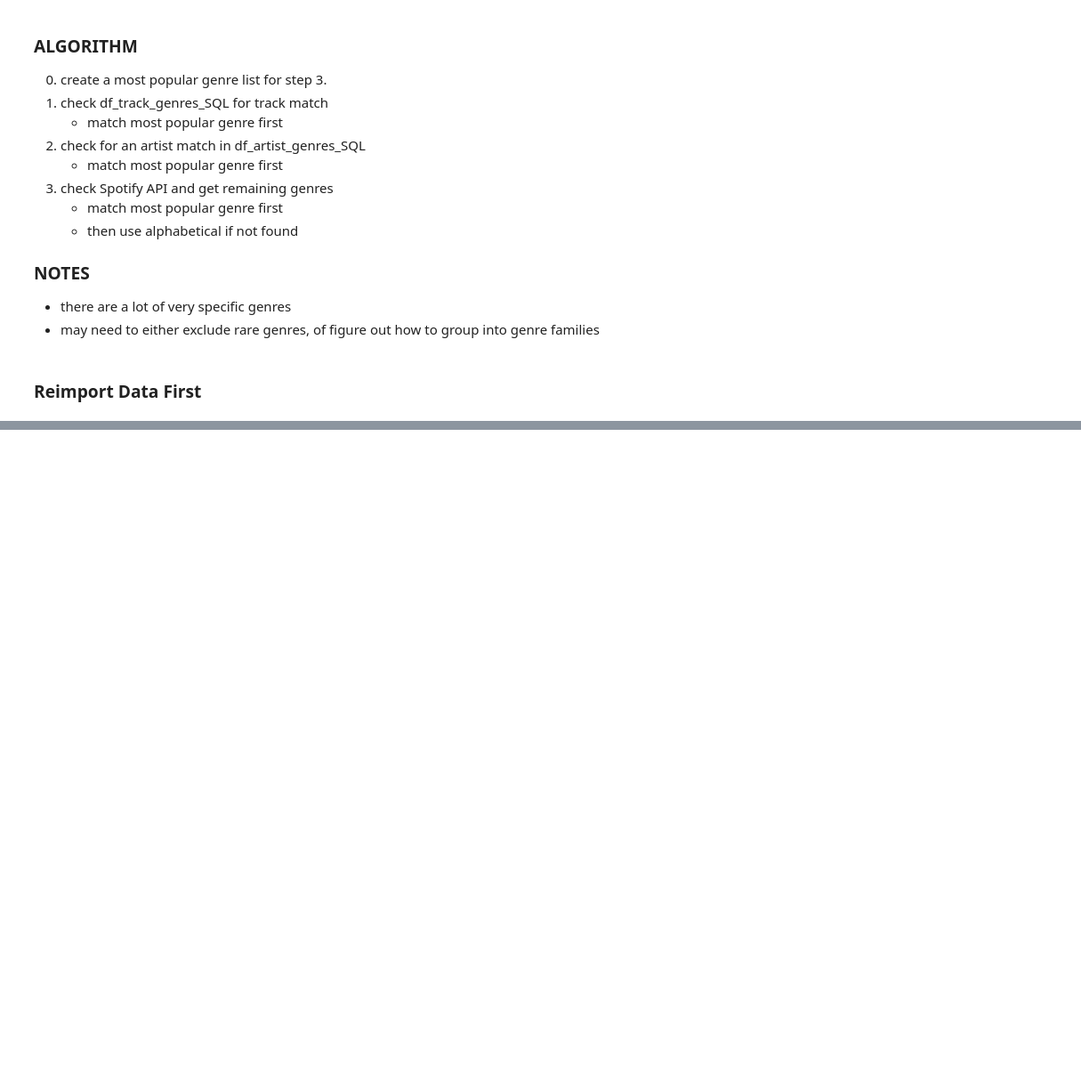
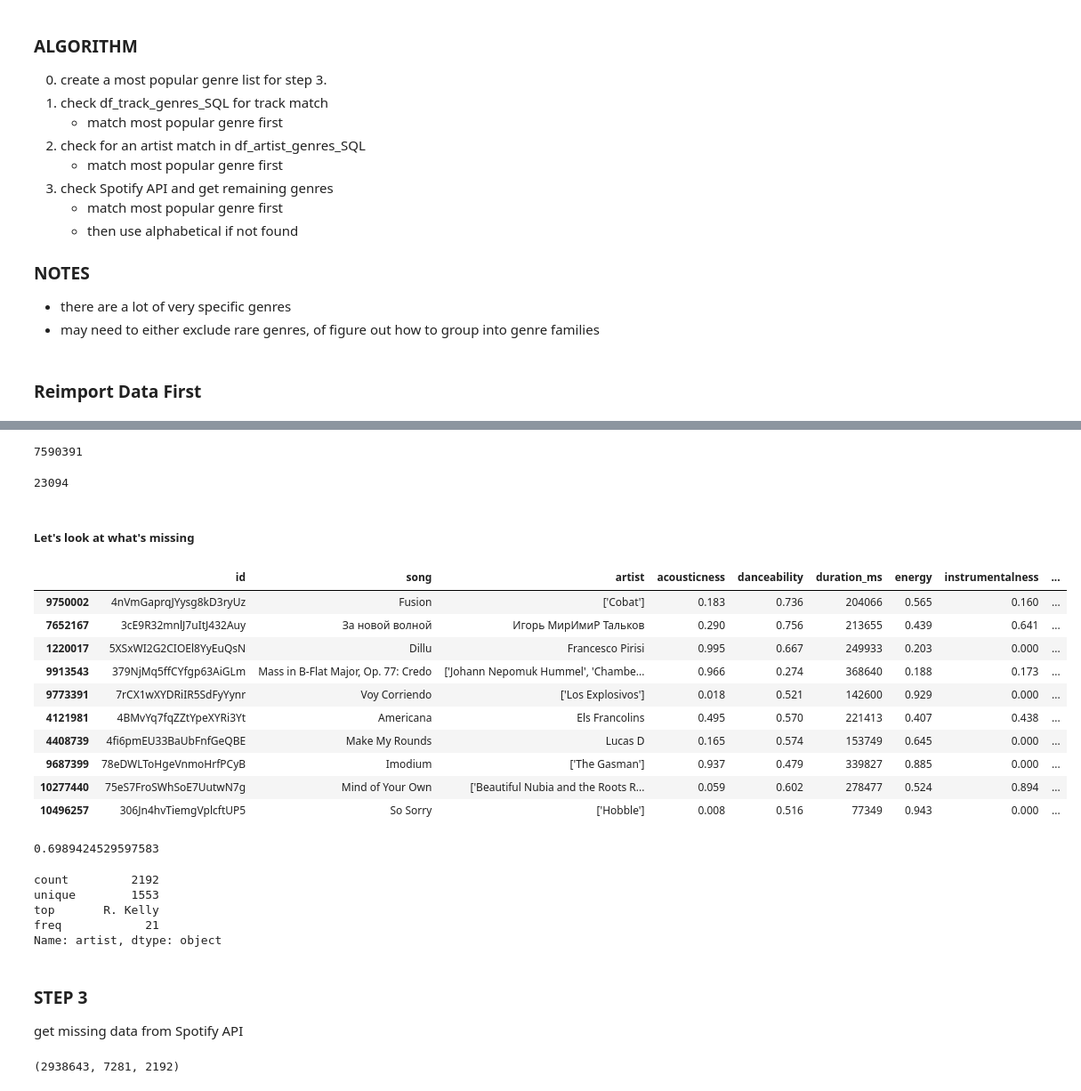
Before and after one commit to KevinCarr42/Billboard-100-Audio-Feature-Analytics, a Jupyter notebook: Kevin 820 2. Data Optimisation and Added Features.ipynb, the cells around one changed output, grey strips where cells are left out. Shown at 89% size. Cells and saved outputs as stored; diff of their text form; code cells hidden in the pictures; blank space fills up the shorter version.

Commit message:
added genre per spotify genres

```diff
--- a/Kevin 820 2. Data Optimisation and Added Features.ipynb
+++ b/Kevin 820 2. Data Optimisation and Added Features.ipynb
@@ -673,0 +582,4 @@ improved_genre_counts
+# %%
+# drop useless columns
+df_10M = df_10M.drop('track_id', axis=1)
+df_B100_songs = df_B100_songs.drop('track_id', axis=1)
@@ -673,0 +609,13 @@ improved_genre_counts
+# %%
+def choose_genre(row):
+    genre1, genre2 = row['genre_id_x'], row['genre_id_y']
+    if pd.notna(genre1):
+        return genre1
+    elif pd.notna(genre2):
+        return genre2
+    else:
+        return np.nan
+
+df_10M = df_10M.merge(df_artist_genres[['name', 'genre_id']], left_on='artist', right_on='name', how='left')
+df_10M['genre_id'] = df_10M.apply(choose_genre, axis=1)
+df_10M = df_10M.drop(['name', 'genre_id_x', 'genre_id_y'], axis=1)
@@ -673,0 +631,4 @@ improved_genre_counts
+# %%
+df_10M.genre_id.count()
+# %% [output]
+7590391
@@ -673,0 +639,23 @@ improved_genre_counts
+# %%
+df_B100_songs.genre_id.count()
+# %% [output]
+23094
+# %% [markdown]
+##### Let's look at what's missing
+# %%
+df_missing_big = df_10M[pd.isnull(df_10M.genre_id)]
+# %%
+# i ran this dozens of times and didn't recognise any bands, could ignore finding these
+df_missing_big.sample(10)
+# %% [output]
+|  | id | song | artist | acousticness | danceability | duration_ms | energy | instrumentalness | ... |
+| 9750002 | 4nVmGaprqJYysg8kD3ryUz | Fusion | ['Cobat'] | 0.183 | 0.736 | 204066 | 0.565 | 0.160 | ... |
+| 7652167 | 3cE9R32mnlJ7uItJ432Auy | За новой волной | Игорь МирИмиР Тальков | 0.290 | 0.756 | 213655 | 0.439 | 0.641 | ... |
+| 1220017 | 5XSxWI2G2CIOEl8YyEuQsN | Dillu | Francesco Pirisi | 0.995 | 0.667 | 249933 | 0.203 | 0.000 | ... |
+| 9913543 | 379NjMq5ffCYfgp63AiGLm | Mass in B-Flat Major, Op. 77: Credo | ['Johann Nepomuk Hummel', 'Chambe... | 0.966 | 0.274 | 368640 | 0.188 | 0.173 | ... |
+| 9773391 | 7rCX1wXYDRiIR5SdFyYynr | Voy Corriendo | ['Los Explosivos'] | 0.018 | 0.521 | 142600 | 0.929 | 0.000 | ... |
+| 4121981 | 4BMvYq7fqZZtYpeXYRi3Yt | Americana | Els Francolins | 0.495 | 0.570 | 221413 | 0.407 | 0.438 | ... |
+| 4408739 | 4fi6pmEU33BaUbFnfGeQBE | Make My Rounds | Lucas D | 0.165 | 0.574 | 153749 | 0.645 | 0.000 | ... |
+| 9687399 | 78eDWLToHgeVnmoHrfPCyB | Imodium | ['The Gasman'] | 0.937 | 0.479 | 339827 | 0.885 | 0.000 | ... |
+| 10277440 | 75eS7FroSWhSoE7UutwN7g | Mind of Your Own | ['Beautiful Nubia and the Roots R... | 0.059 | 0.602 | 278477 | 0.524 | 0.894 | ... |
+| 10496257 | 306Jn4hvTiemgVplcftUP5 | So Sorry | ['Hobble'] | 0.008 | 0.516 | 77349 | 0.943 | 0.000 | ... |
@@ -673,0 +664,15 @@ improved_genre_counts
+# %%
+# the majority of missing genres are also missing audio features
+1 - df_missing_100['acousticness'].count() / df_missing_100['artist'].count()
+# %% [output]
+0.6989424529597583
+# %%
+# for missing genres with audio features
+# 1553 artists out of 2192 total tracks
+df_missing_100[~pd.isnull(df_missing_100['acousticness'])].artist.describe()
+# %% [output]
+count         2192
+unique        1553
+top       R. Kelly
+freq            21
+Name: artist, dtype: object
@@ -673,0 +684,9 @@ improved_genre_counts
+# %% [markdown]
+### STEP 3
+get missing data from Spotify API
+# %%
+# how many genres are still missing?
+# df_10M, df_B100, df_B100 with audio features
+pd.isnull(df_10M.genre_id).sum(), pd.isnull(df_B100_songs.genre_id).sum(), pd.isnull(df_B100_songs[~pd.isnull(df_B100_songs['acousticness'])].genre_id).sum()
+# %% [output]
+(2938643, 7281, 2192)
```
Also changed, not shown: parts of 110 cells of this notebook, 2 other files.
